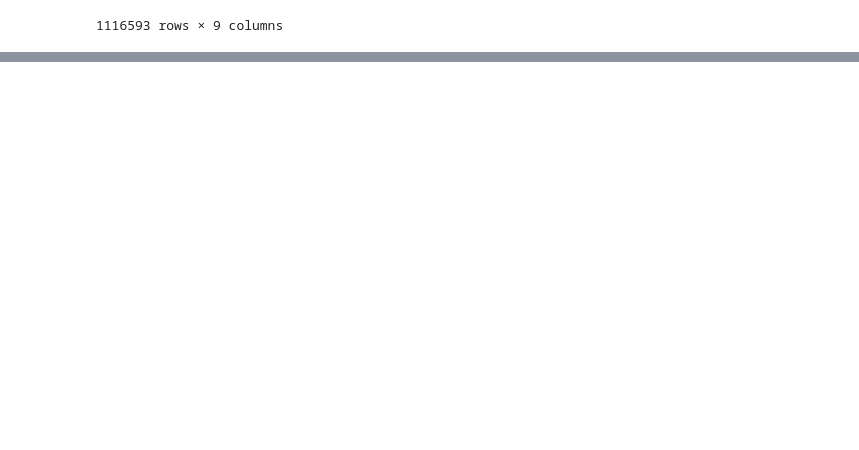
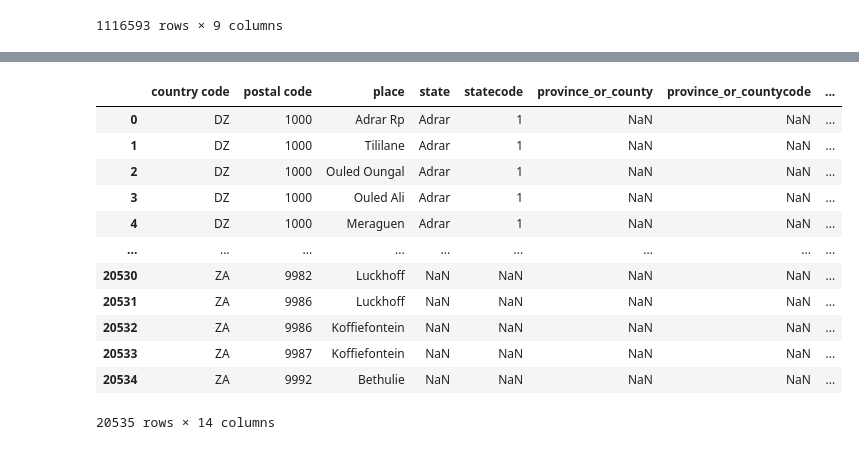
Before and after one commit to kmedri/omdenasa_muv, a Jupyter notebook: preprocess.ipynb, the cells around one changed output, grey strips where cells are left out. Drawn from its saved outputs; the diff is of its cells as text; code cells hidden in the pictures; blank space fills up the shorter version.

```diff
--- a/preprocess.ipynb
+++ b/preprocess.ipynb
@@ -234,0 +276,17 @@ df
+# %%
+df2 = pd.read_csv('data/zip_to_lat_lon_Africa.csv')
+df2
+# %% [output]
+|  | country code | postal code | place | state | statecode | province_or_county | province_or_countycode | ... |
+| 0 | DZ | 1000 | Adrar Rp | Adrar | 1 | NaN | NaN | ... |
+| 1 | DZ | 1000 | Tililane | Adrar | 1 | NaN | NaN | ... |
+| 2 | DZ | 1000 | Ouled Oungal | Adrar | 1 | NaN | NaN | ... |
+| 3 | DZ | 1000 | Ouled Ali | Adrar | 1 | NaN | NaN | ... |
+| 4 | DZ | 1000 | Meraguen | Adrar | 1 | NaN | NaN | ... |
+| ... | ... | ... | ... | ... | ... | ... | ... | ... |
+| 20530 | ZA | 9982 | Luckhoff | NaN | NaN | NaN | NaN | ... |
+| 20531 | ZA | 9986 | Luckhoff | NaN | NaN | NaN | NaN | ... |
+| 20532 | ZA | 9986 | Koffiefontein | NaN | NaN | NaN | NaN | ... |
+| 20533 | ZA | 9987 | Koffiefontein | NaN | NaN | NaN | NaN | ... |
+| 20534 | ZA | 9992 | Bethulie | NaN | NaN | NaN | NaN | ... |
+20535 rows × 14 columns
```
Also changed, not shown: parts of 24 cells of this notebook.
